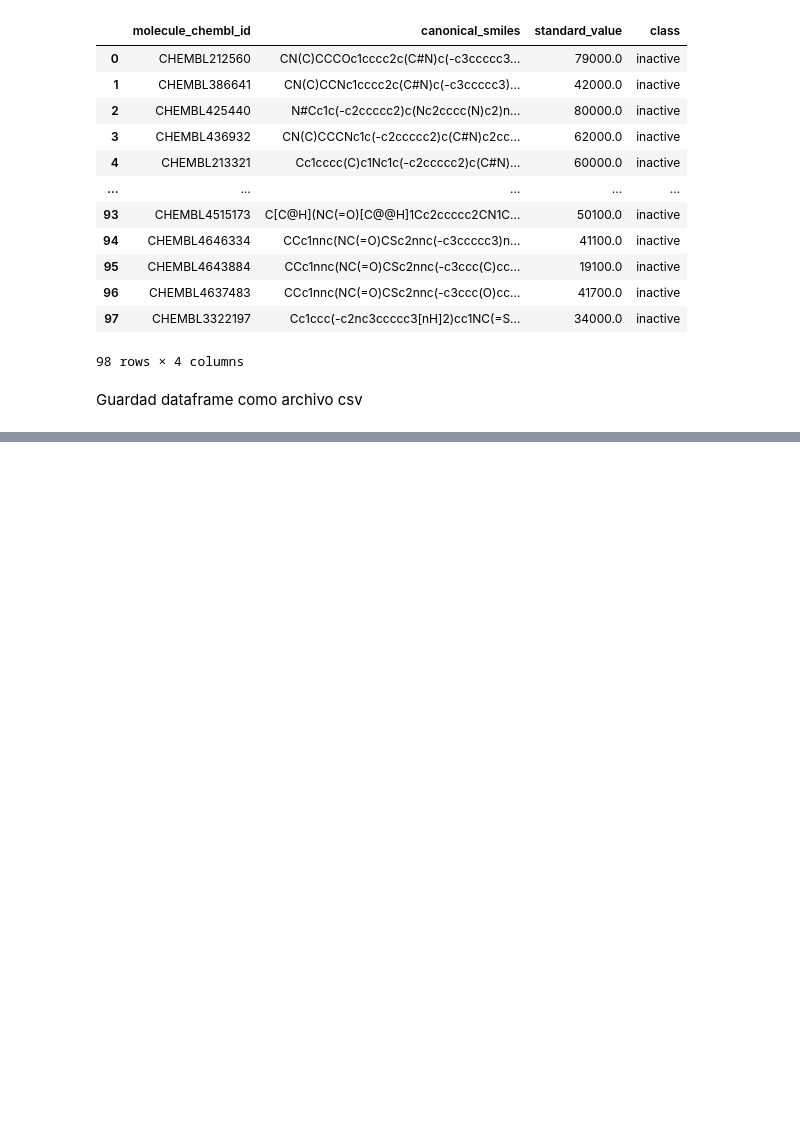
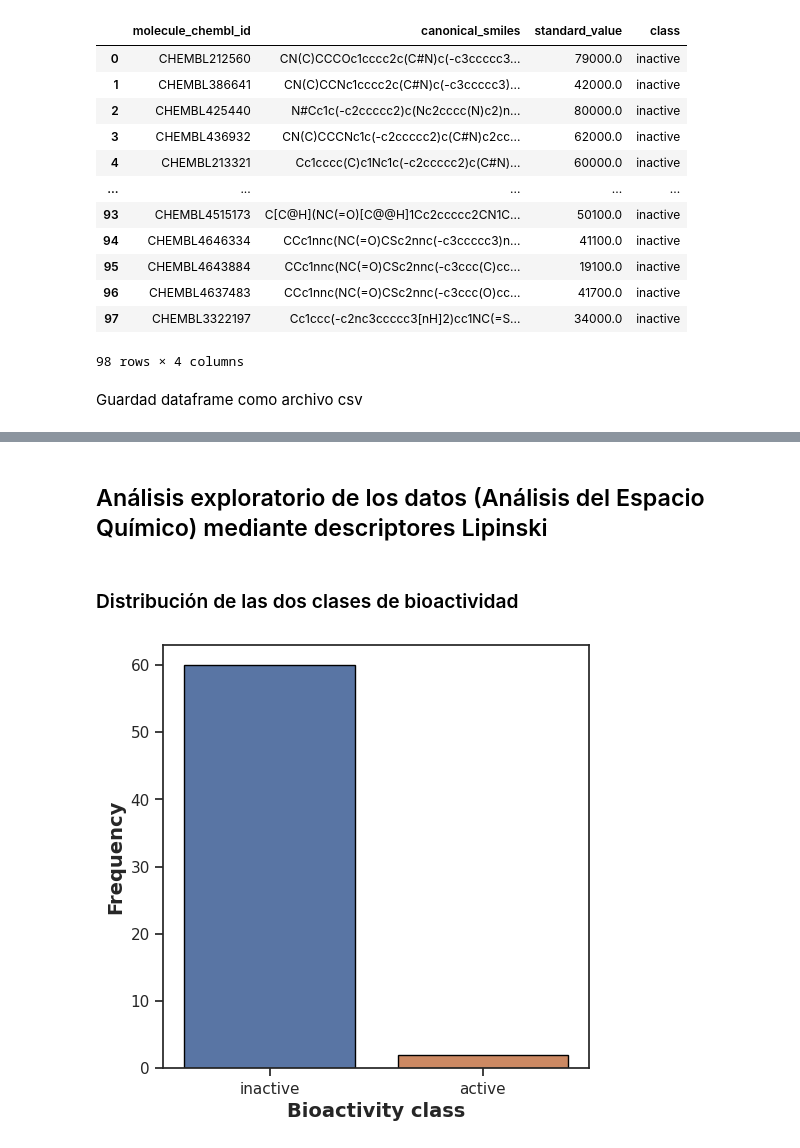
Before and after one commit to rromerov/Proyecto_Integrador, a Jupyter notebook: main.ipynb, the cells around one changed output, grey strips where cells are left out. Saved outputs shown, nothing was run; the diff lists cells and outputs as text; code cells hidden in the pictures; blank space fills up the shorter version.

```diff
--- a/main.ipynb
+++ b/main.ipynb
@@ -323,0 +472,13 @@ df5.to_csv('/content/drive/My Drive/Colab Notebooks/data/bioactivity_data_curate
+# %%
+def norm_value(input):
+    norm = []
+
+    for i in input['standard_value']:
+        if i > 100000000:
+          i = 100000000
+        norm.append(i)
+
+    input['standard_value_norm'] = norm
+    x = input.drop(columns='standard_value')
+
+    return x
@@ -323,0 +487,2 @@ df5.to_csv('/content/drive/My Drive/Colab Notebooks/data/bioactivity_data_curate
+# %%
+df_norm = norm_value(combined_df)
@@ -323,0 +491,3 @@ df5.to_csv('/content/drive/My Drive/Colab Notebooks/data/bioactivity_data_curate
+# %%
+df_final = pIC50(df_norm)
+df_final
@@ -323,0 +522,3 @@ df5.to_csv('/content/drive/My Drive/Colab Notebooks/data/bioactivity_data_curate
+# %%
+df_2classes = df_final[df_final['class'] != 'intermediate']
+df_2classes
@@ -323,0 +542,16 @@ df5.to_csv('/content/drive/My Drive/Colab Notebooks/data/bioactivity_data_curate
+# %% [markdown]
+## Análisis exploratorio de los datos (Análisis del Espacio Químico) mediante descriptores Lipinski
+# %% [markdown]
+### Distribución de las dos clases de bioactividad
+# %%
+sns.set(style='ticks')
+plt.figure(figsize=(5.5, 5.5))
+
+sns.countplot(x='class', data=df_2classes, edgecolor='black', hue='class')
+
+plt.xlabel('Bioactivity class', fontsize=14, fontweight='bold')
+plt.ylabel('Frequency', fontsize=14, fontweight='bold')
+
+plt.savefig('/content/drive/My Drive/Colab Notebooks/data/plot_bioactivity_class.pdf')
+# %% [output]
+[figure, added]
```
Also changed, not shown: parts of 50 cells of this notebook.
